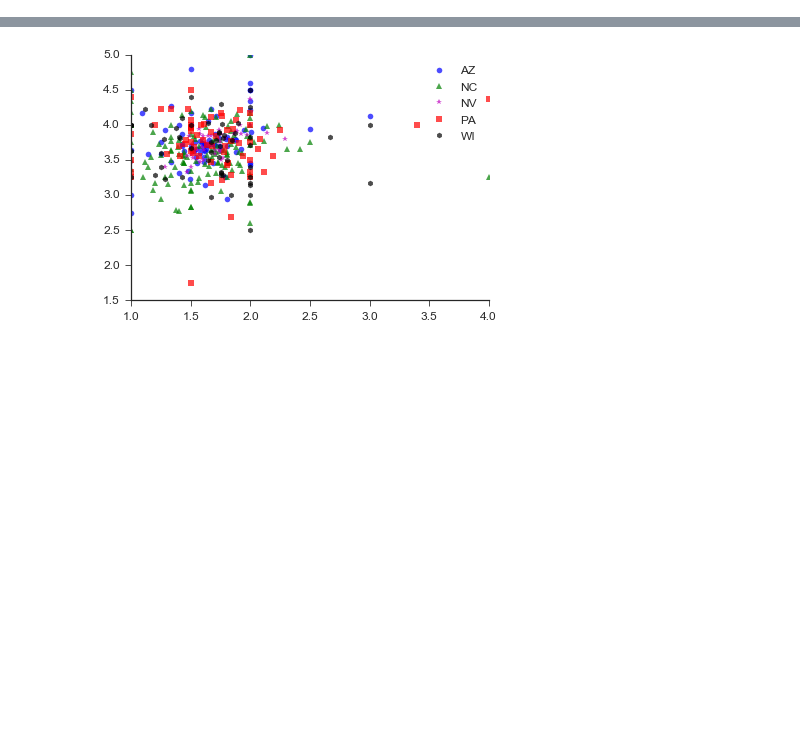
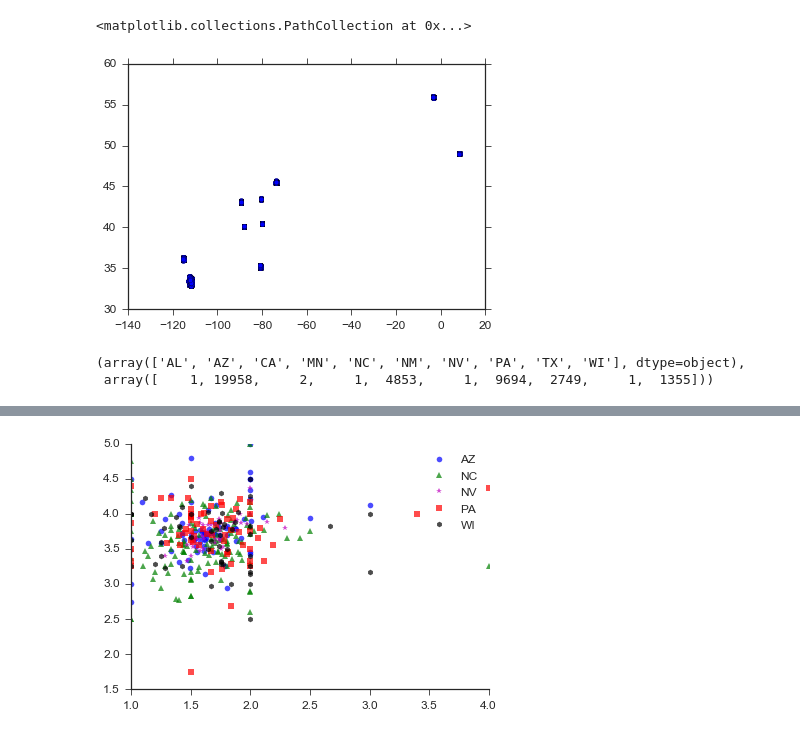
Before and after one commit to zihaoxu/jac_project, a Jupyter notebook: statics_stats.ipynb, the cells around one changed output, grey strips where cells are left out. Cells and saved outputs as stored; diff of their text form; code cells hidden in the pictures; blank space fills up the shorter version.

Commit message:
explore names and categories in yelp_datset.ipynb

```diff
--- a/statics_stats.ipynb
+++ b/statics_stats.ipynb
@@ -27,3 +27,15 @@ b = pd.read_csv('yelp_business_with_neighborhood.csv')
+# %%
+ob = pd.read_csv(file_dir + 'yelp_academic_dataset_business.csv')
+# %%
+plt.scatter(ob['longitude'], ob['latitude'])
+# %% [output]
+<matplotlib.collections.PathCollection at 0x...>
+[figure, added]
+# %%
+np.unique(b['state'], return_counts = True)
+# %% [output]
+(array(['AL', 'AZ', 'CA', 'MN', 'NC', 'NM', 'NV', 'PA', 'TX', 'WI'], dtype=object),
+ array([    1, 19958,     2,     1,  4853,     1,  9694,  2749,     1,  1355]))
 # %%
 nl = pd.read_csv('neighborhood_locations.csv')
 nl.drop('Unnamed: 0', axis = 1, inplace = True)
```
Also changed, not shown: parts of 8 cells of this notebook, 10 other files.
